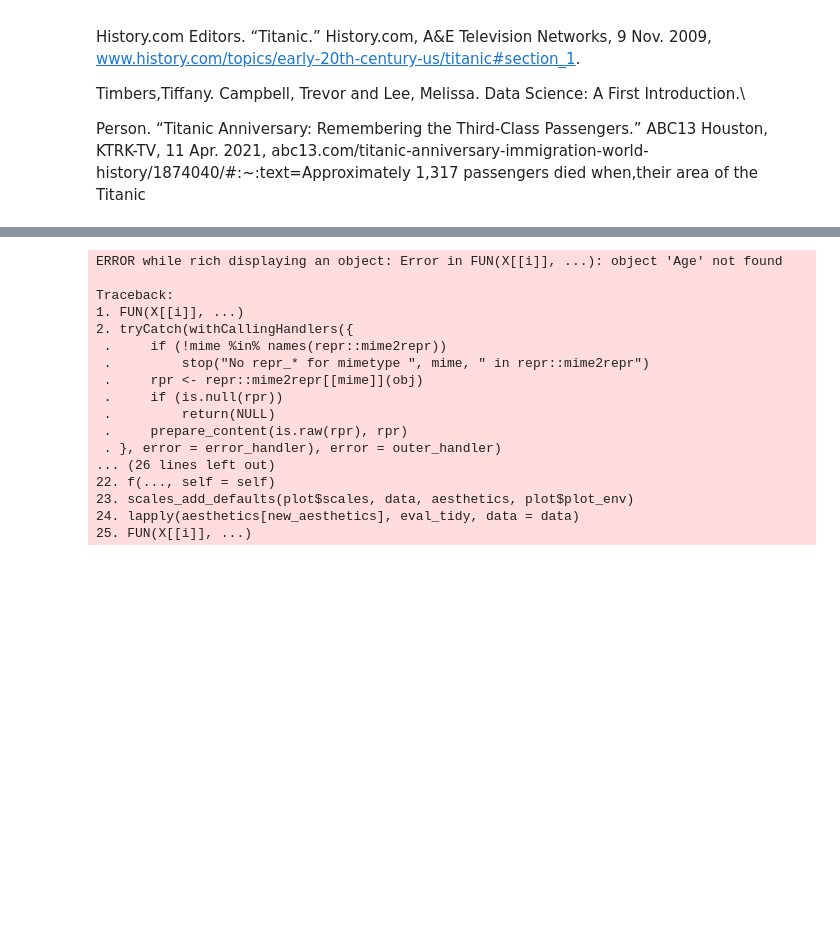
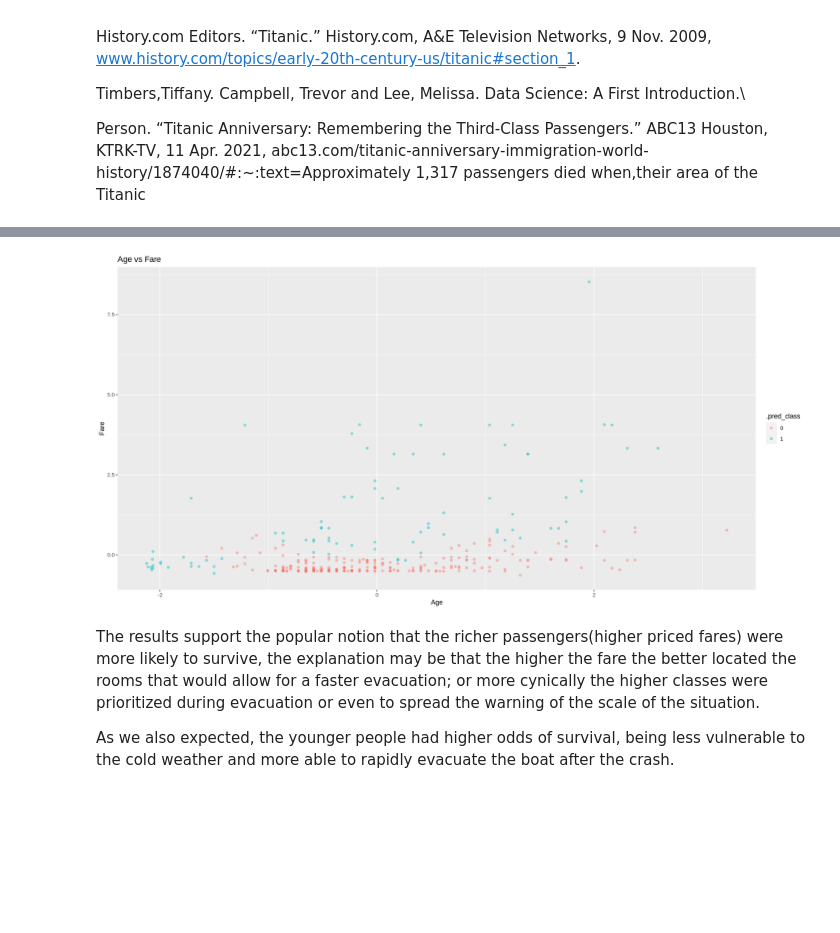
Before and after one commit to GZolla/dsci100, a Jupyter notebook: project-GZ.ipynb, the cells around one changed output, grey strips where cells are left out. Drawn from its saved outputs; the diff is of its cells as text; code cells hidden in the pictures; blank space fills up the shorter version.

```diff
--- a/project-GZ.ipynb
+++ b/project-GZ.ipynb
@@ -125,16 +115,15 @@ results %>% filter(.metric == "accuracy") %>%
 # train_cluster %>% ggplot(aes(x = Age, y =  Fare, color=.cluster)) +
 #            geom_point(alpha = 0.4) +
 #            labs(x ="Age", y= "Fare", colour = "Cluster")
-best_spec <- nearest_neighbor(weight_func = "rectangular", neighbors = 11) %>%
+best_spec <- nearest_neighbor(weight_func = "rectangular", neighbors = 41) %>%
       set_engine("kknn") %>%
       set_mode("classification")
 best_fit <- workflow() %>%
       add_recipe(recipe) %>%
       add_model(best_spec) %>%
         fit(data=train)
-test <- read_csv("test.csv")
-predictions <- predict(best_fit,test)
-predictions
+test <- read_csv("test.csv") %>% mutate(DirectRelatives = SibSp + Parch) %>% mutate(across(where(is.numeric),scale)) %>%  drop_na(-Cabin)
+predictions <- predict(best_fit,test) %>% bind_cols(test)
 # %% [output]
 Parsed with column specification:
 cols(
@@ -163,25 +142,12 @@ A tibble: 331 × 1
 # %%
-predictions %>% ggplot(aes(x = Age, y =  Fare, colour=Survived)) +
+predictions %>% ggplot(aes(x = Age, y =  Fare, colour=.pred_class)) +
            geom_point(alpha = 0.4) +
            xlab("Age") +
            ylab("Fare") +
            ggtitle("Age vs Fare")
 # %% [output]
-ERROR while rich displaying an object: Error in FUN(X[[i]], ...): object 'Age' not found
-
-Traceback:
-1. FUN(X[[i]], ...)
-2. tryCatch(withCallingHandlers({
- .     if (!mime %in% names(repr::mime2repr))
- .         stop("No repr_* for mimetype ", mime, " in repr::mime2repr")
- .     rpr <- repr::mime2repr[[mime]](obj)
- .     if (is.null(rpr))
- .         return(NULL)
- .     prepare_content(is.raw(rpr), rpr)
- . }, error = error_handler), error = outer_handler)
-... (26 lines left out)
-22. f(..., self = self)
-23. scales_add_defaults(plot$scales, data, aesthetics, plot$plot_env)
-24. lapply(aesthetics[new_aesthetics], eval_tidy, data = data)
-25. FUN(X[[i]], ...)
-[figure, old version]
+[figure, new version]
+# %% [markdown]
+The results support the popular notion that the richer passengers(higher priced fares) were more likely to survive, the explanation may be that the higher the fare the better located the rooms that would allow for a faster evacuation; or more cynically the higher classes were prioritized during evacuation or even to spread the warning of the scale of the situation.
+
+As we also expected, the younger people had higher odds of survival, being less vulnerable to the cold weather and more able to rapidly evacuate the boat after the crash.
```
Also changed, not shown: parts of 3 cells of this notebook.
